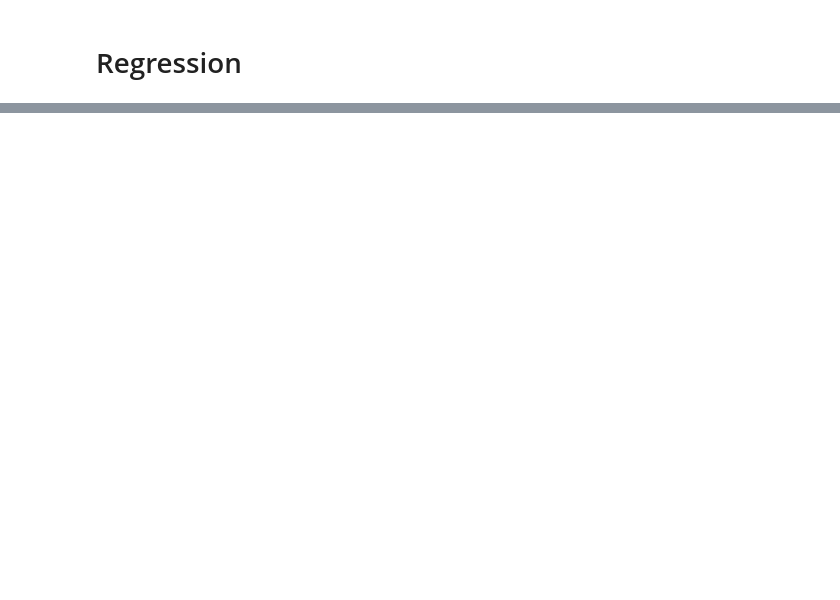
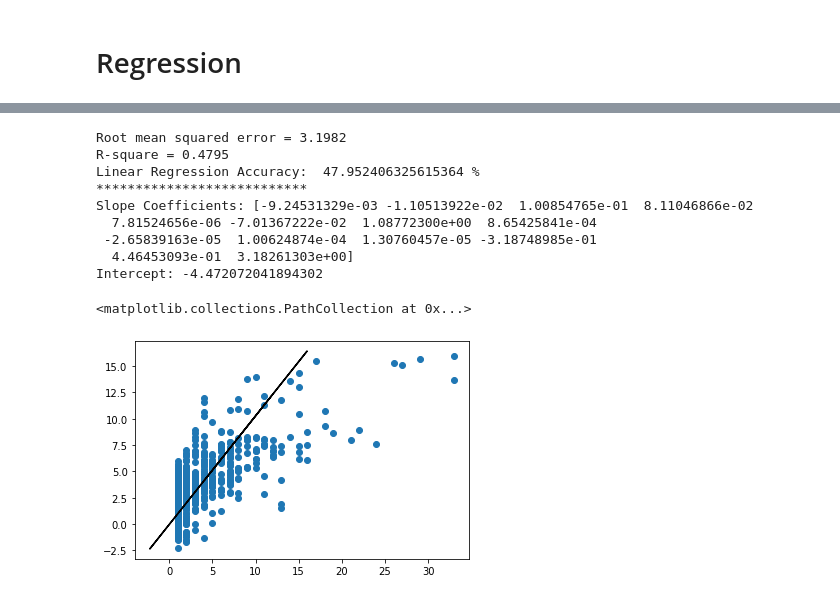
Before and after one commit to busybee333/conda, a Jupyter notebook: CrimeDataExtraction.ipynb, the cells around one changed output, grey strips where cells are left out. Cells and saved outputs as stored; diff of their text form; code cells hidden in the pictures; blank space fills up the shorter version.

```diff
--- a/CrimeDataExtraction.ipynb
+++ b/CrimeDataExtraction.ipynb
@@ -756,0 +808,33 @@ Intercept: 107.33486807275776
+# %%
+# Create linear regression object
+regr = linear_model.LinearRegression()
+
+# Fit regression model to the training set
+regr.fit(X_train, y_train)
+
+# Apply model to the test set
+y_pred_test = regr.predict(X_test)
+accuracy = regr.score(X_test,y_test)
+
+print("Root mean squared error = %.4f" % np.sqrt(mean_squared_error(y_test, y_pred_test)))
+print("R-square = %.4f" % r2_score(y_test, y_pred_test))
+print("Linear Regression Accuracy: ",accuracy*100,'%')
+print("***************************")
+print('Slope Coefficients:', regr.coef_)
+print('Intercept:', regr.intercept_)
+
+m, b = np.polyfit(y_pred_test,y_test, 1)
+plt.plot(y_pred_test, m*y_pred_test + b,color='black')
+plt.scatter(y_test,y_pred_test)
+# %% [output]
+Root mean squared error = 3.1982
+R-square = 0.4795
+Linear Regression Accuracy:  47.952406325615364 %
+***************************
+Slope Coefficients: [-9.24531329e-03 -1.10513922e-02  1.00854765e-01  8.11046866e-02
+  7.81524656e-06 -7.01367222e-02  1.08772300e+00  8.65425841e-04
+ -2.65839163e-05  1.00624874e-04  1.30760457e-05 -3.18748985e-01
+  4.46453093e-01  3.18261303e+00]
+Intercept: -4.472072041894302
+<matplotlib.collections.PathCollection at 0x...>
+[figure, added]
```
Also changed, not shown: parts of 22 cells of this notebook.
